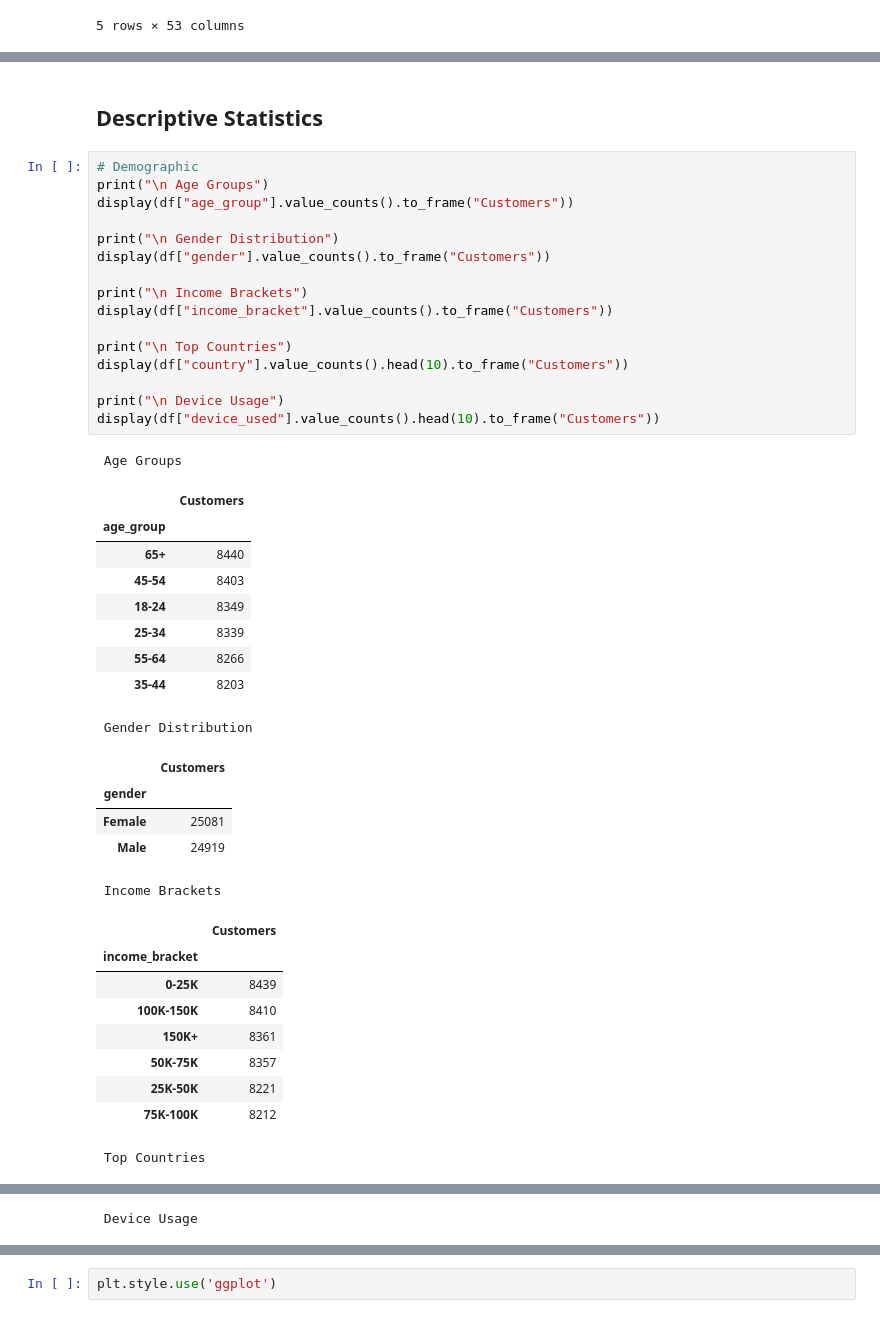
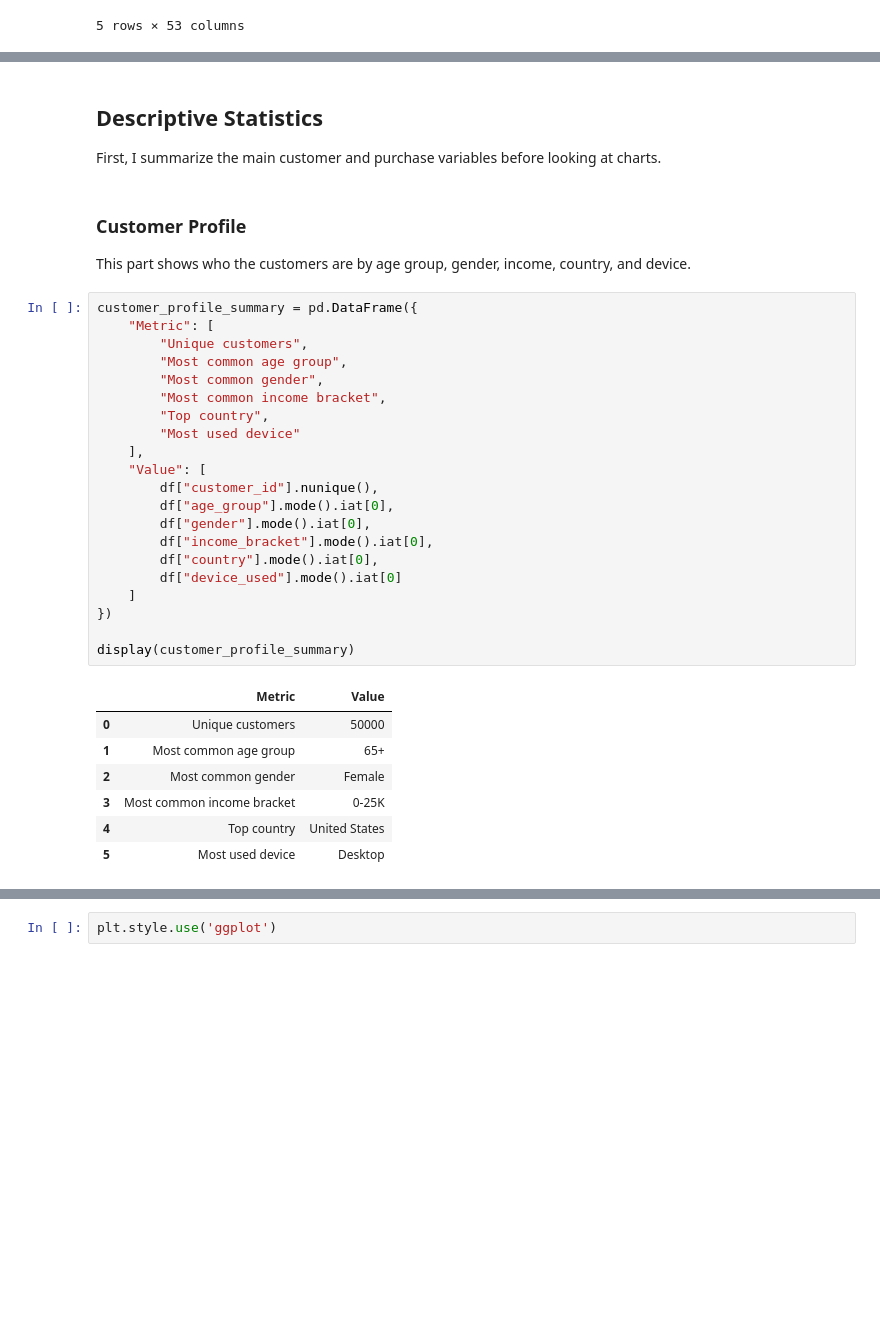
Before and after one commit to yezaw-zafki/Industrial-Analysis-EDA, a Jupyter notebook: E-commerace Customer Segmentation.ipynb, the cells around one changed output, grey strips where cells are left out. Drawn from its saved outputs; the diff is of its cells as text; blank space fills up the shorter version.

```diff
--- a/E-commerace Customer Segmentation.ipynb
+++ b/E-commerace Customer Segmentation.ipynb
@@ -168,43 +163,37 @@ df.tail()
 # %% [markdown]
 ## Descriptive Statistics
+
+First, I summarize the main customer and purchase variables before looking at charts.
+# %% [markdown]
+### Customer Profile
+
+This part shows who the customers are by age group, gender, income, country, and device.
 # %%
-# Demographic
-print("\n Age Groups")
-display(df["age_group"].value_counts().to_frame("Customers"))
+customer_profile_summary = pd.DataFrame({
+    "Metric": [
+        "Unique customers",
+        "Most common age group",
+        "Most common gender",
+        "Most common income bracket",
+        "Top country",
+        "Most used device"
+    ],
+    "Value": [
+        df["customer_id"].nunique(),
+        df["age_group"].mode().iat[0],
+        df["gender"].mode().iat[0],
+        df["income_bracket"].mode().iat[0],
+        df["country"].mode().iat[0],
+        df["device_used"].mode().iat[0]
+    ]
+})
 
-print("\n Gender Distribution")
-display(df["gender"].value_counts().to_frame("Customers"))
-
-print("\n Income Brackets")
-display(df["income_bracket"].value_counts().to_frame("Customers"))
-
-print("\n Top Countries")
-display(df["country"].value_counts().head(10).to_frame("Customers"))
-
-print("\n Device Usage")
-display(df["device_used"].value_counts().head(10).to_frame("Customers"))
+display(customer_profile_summary)
 # %% [output]
- Age Groups
-|  | Customers |
-| age_group |  |
-| 65+ | 8440 |
-| 45-54 | 8403 |
-| 18-24 | 8349 |
-| 25-34 | 8339 |
-| 55-64 | 8266 |
-| 35-44 | 8203 |
+|  | Metric | Value |
+| 0 | Unique customers | 50000 |
+| 1 | Most common age group | 65+ |
+| 2 | Most common gender | Female |
+| 3 | Most common income bracket | 0-25K |
+| 4 | Top country | United States |
+| 5 | Most used device | Desktop |
- Gender Distribution
-|  | Customers |
-| gender |  |
-| Female | 25081 |
-| Male | 24919 |
- Income Brackets
-|  | Customers |
-| income_bracket |  |
-| 0-25K | 8439 |
-| 100K-150K | 8410 |
-| 150K+ | 8361 |
-| 50K-75K | 8357 |
-| 25K-50K | 8221 |
-| 75K-100K | 8212 |
- Top Countries
@@ -223 +199,0 @@ display(df["device_used"].value_counts().head(10).to_frame("Customers"))
- Device Usage
```
Also changed, not shown: parts of 17 cells of this notebook.
